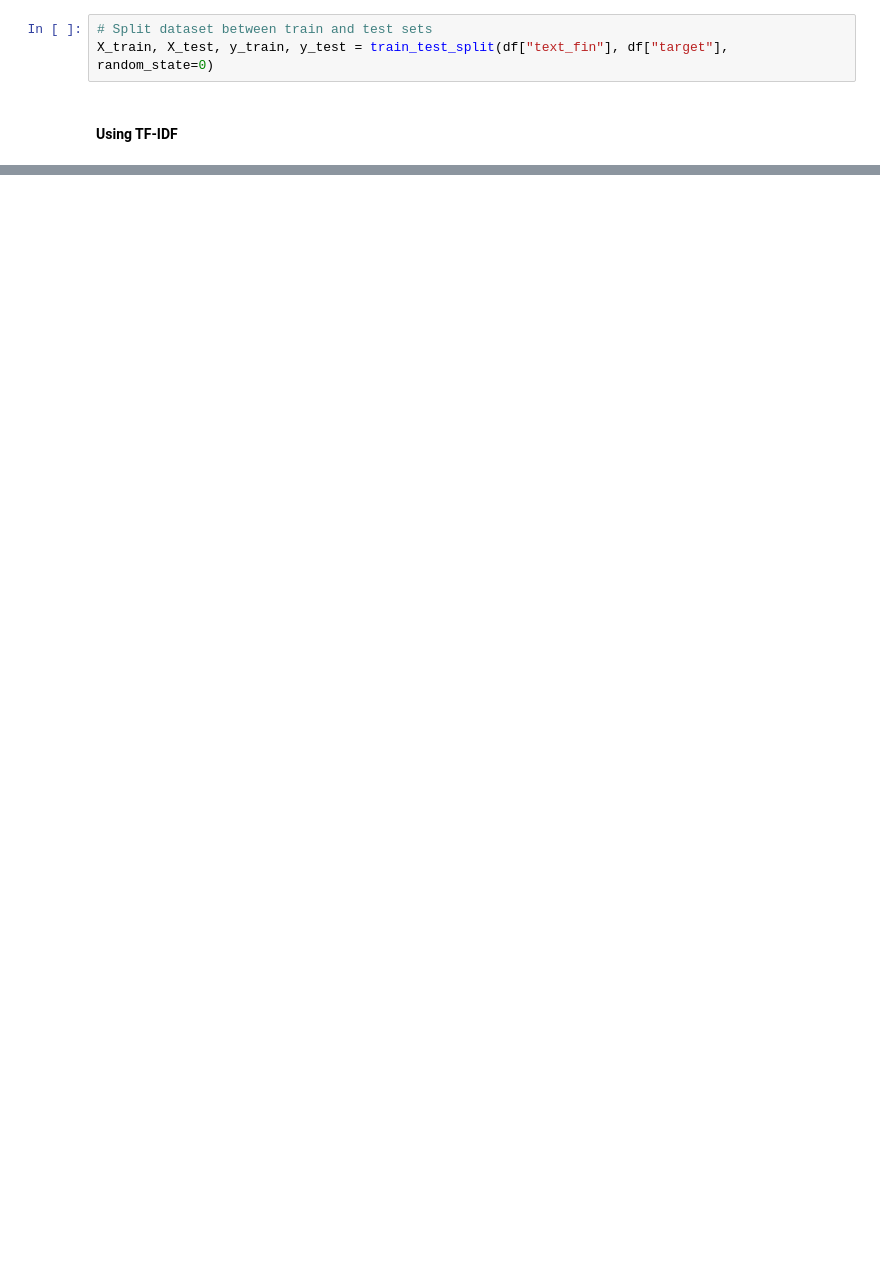
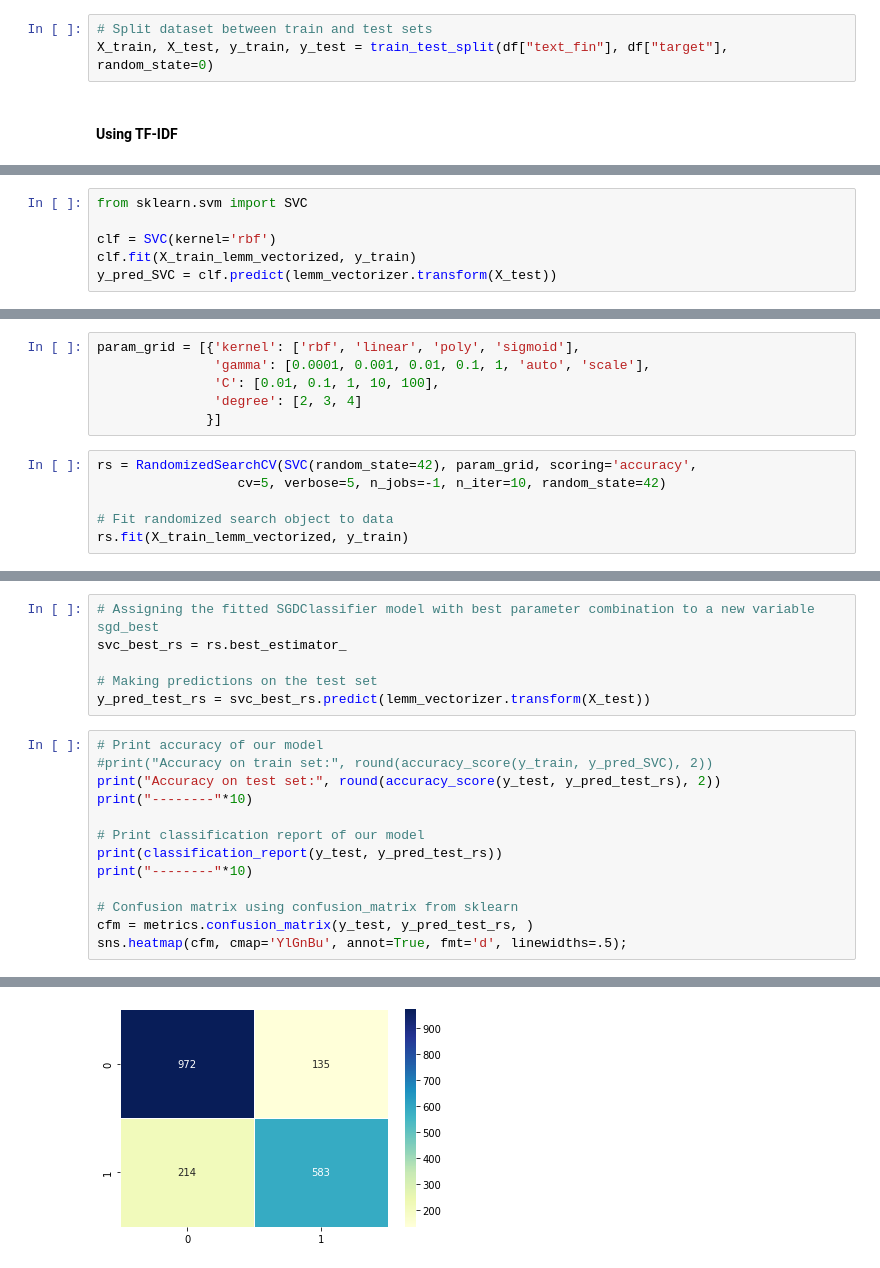
Before and after one commit to sacculifer/NLPower-capstone-project, a Jupyter notebook: NLP_EDA.ipynb, the cells around one changed output, grey strips where cells are left out. Drawn from its saved outputs; the diff is of its cells as text; blank space fills up the shorter version.

```diff
--- a/NLP_EDA.ipynb
+++ b/NLP_EDA.ipynb
@@ -312,0 +397,6 @@ from sklearn.naive_bayes import MultinomialNB, GaussianNB
+# %%
+from sklearn.svm import SVC
+
+clf = SVC(kernel='rbf')
+clf.fit(X_train_lemm_vectorized, y_train)
+y_pred_SVC = clf.predict(lemm_vectorizer.transform(X_test))
@@ -312,0 +433,12 @@ from sklearn.naive_bayes import MultinomialNB, GaussianNB
+# %%
+param_grid = [{'kernel': ['rbf', 'linear', 'poly', 'sigmoid'],
+               'gamma': [0.0001, 0.001, 0.01, 0.1, 1, 'auto', 'scale'],
+               'C': [0.01, 0.1, 1, 10, 100],
+               'degree': [2, 3, 4]
+              }]
+# %%
+rs = RandomizedSearchCV(SVC(random_state=42), param_grid, scoring='accuracy',
+                  cv=5, verbose=5, n_jobs=-1, n_iter=10, random_state=42)
+
+# Fit randomized search object to data
+rs.fit(X_train_lemm_vectorized, y_train)
@@ -312,0 +480,20 @@ from sklearn.naive_bayes import MultinomialNB, GaussianNB
+# %%
+# Assigning the fitted SGDClassifier model with best parameter combination to a new variable sgd_best
+svc_best_rs = rs.best_estimator_
+
+# Making predictions on the test set
+y_pred_test_rs = svc_best_rs.predict(lemm_vectorizer.transform(X_test))
+# %%
+# Print accuracy of our model
+#print("Accuracy on train set:", round(accuracy_score(y_train, y_pred_SVC), 2))
+print("Accuracy on test set:", round(accuracy_score(y_test, y_pred_test_rs), 2))
+print("--------"*10)
+
+# Print classification report of our model
+print(classification_report(y_test, y_pred_test_rs))
+print("--------"*10)
+
+# Confusion matrix using confusion_matrix from sklearn
+cfm = metrics.confusion_matrix(y_test, y_pred_test_rs, )
+sns.heatmap(cfm, cmap='YlGnBu', annot=True, fmt='d', linewidths=.5);
+# %% [output]
@@ -312,0 +512 @@ from sklearn.naive_bayes import MultinomialNB, GaussianNB
+[figure, added]
```
Also changed, not shown: parts of 46 cells of this notebook, 4 other files.
